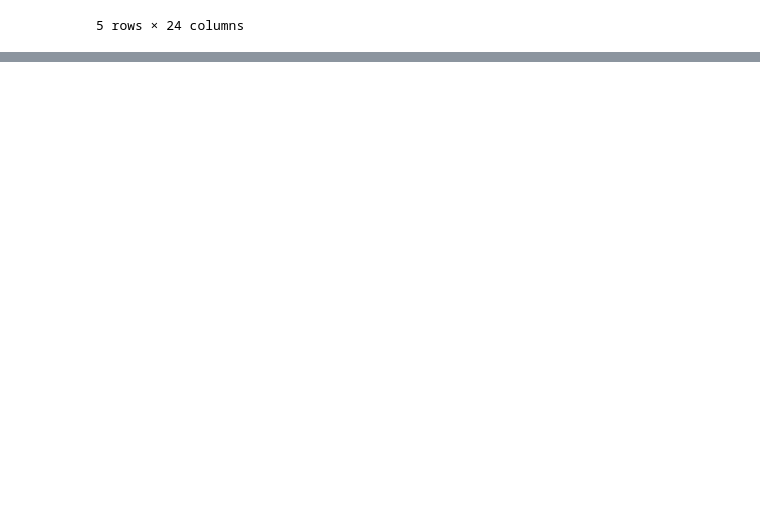
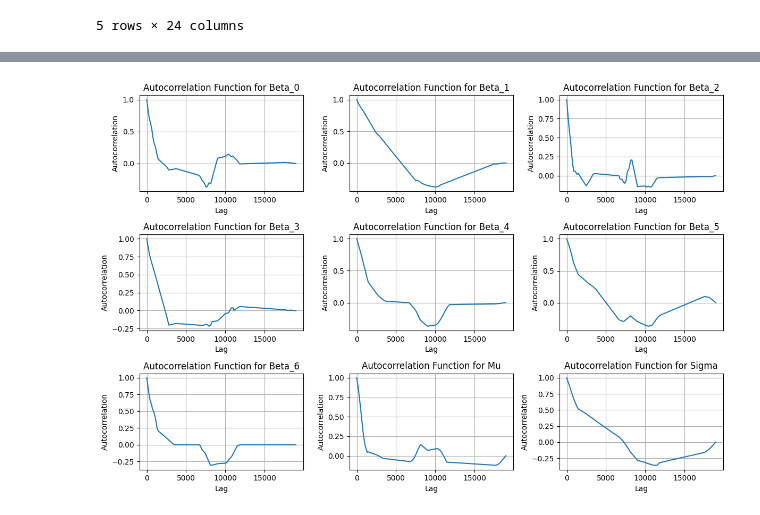
Before and after one commit to Bea-Taylor/DifDem_inequalities, a Jupyter notebook: nbs/core/05_ml_custom_regression_model.ipynb, the cells around one changed output, grey strips where cells are left out. Drawn from its saved outputs; the diff is of its cells as text; code cells hidden in the pictures; blank space fills up the shorter version.

Commit message:
added autocorrelation

```diff
--- a/nbs/core/05_ml_custom_regression_model.ipynb
+++ b/nbs/core/05_ml_custom_regression_model.ipynb
@@ -424,0 +476,40 @@ plt.show()
+# %%
+# Define a function to compute the autocorrelation function
+def autocorr_function(chain):
+    n = len(chain)
+    autocorr = np.correlate(chain - np.mean(chain), chain - np.mean(chain), mode='full')
+    autocorr /= autocorr[n-1]
+    return autocorr[n-1:]
+
+# Plot the autocorrelation functions for each parameter
+plt.figure(figsize=(12, 8))
+
+for i in range(n_features):
+    autocorr = autocorr_function(beta_samples[:, i])
+    plt.subplot(3, 3, i+1)
+    plt.plot(autocorr)
+    plt.xlabel('Lag')
+    plt.ylabel('Autocorrelation')
+    plt.title(f'Autocorrelation Function for Beta_{i}')
+    plt.grid()
+
+autocorr = autocorr_function(mu_samples)
+plt.subplot(3, 3, n_features+1)
+plt.plot(autocorr)
+plt.xlabel('Lag')
+plt.ylabel('Autocorrelation')
+plt.title('Autocorrelation Function for Mu')
+plt.grid()
+
+autocorr = autocorr_function(sigma_samples)
+plt.subplot(3, 3, n_features+2)
+plt.plot(autocorr)
+plt.xlabel('Lag')
+plt.ylabel('Autocorrelation')
+plt.title('Autocorrelation Function for Sigma')
+plt.grid()
+
+plt.tight_layout()
+plt.show()
+# %% [output]
+[figure, added]
```
Also changed, not shown: parts of 7 cells of this notebook.
